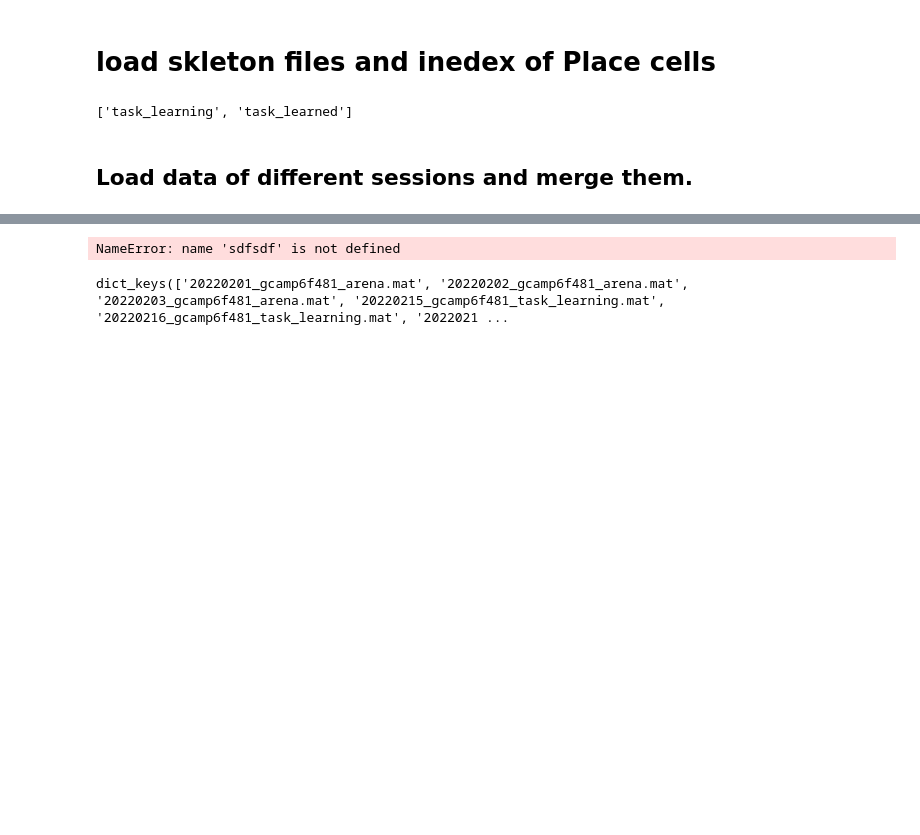
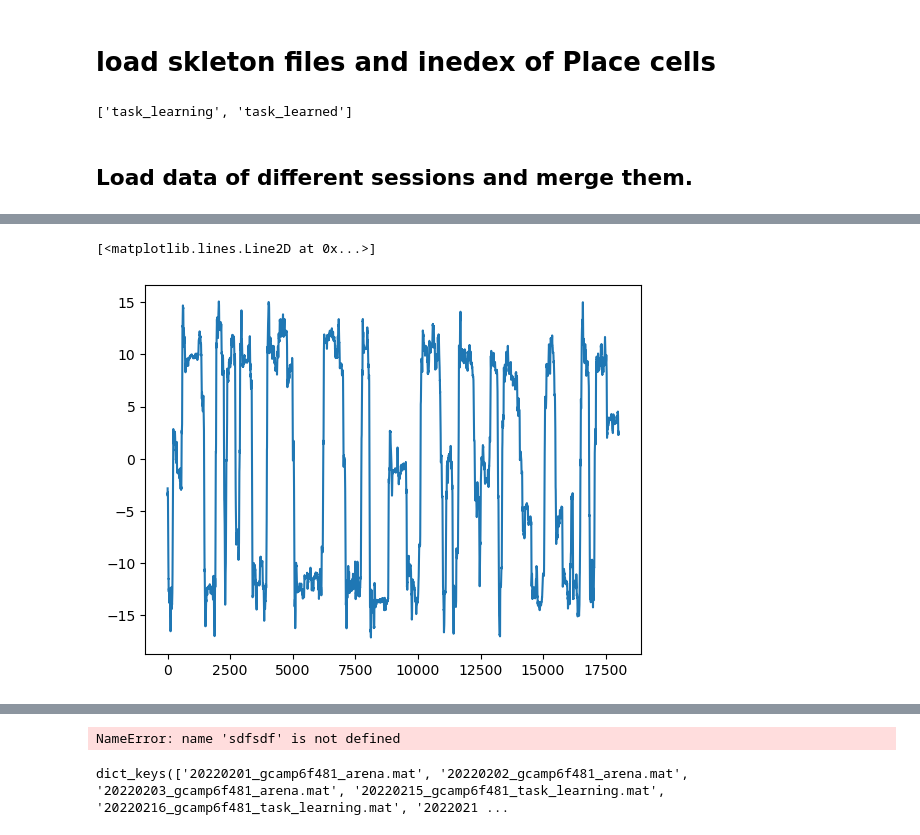
Before and after one commit to HamedShabani/PFC_sequence_analysis, a Jupyter notebook: Read_and_Cluster_sleep_and_arena.ipynb, the cells around one changed output, grey strips where cells are left out. Saved outputs shown, nothing was run; the diff lists cells and outputs as text; code cells hidden in the pictures; blank space fills up the shorter version.

```diff
--- a/Read_and_Cluster_sleep_and_arena.ipynb
+++ b/Read_and_Cluster_sleep_and_arena.ipynb
@@ -63,7 +63,7 @@ burst_len='.5s'
 
 trial_thr=2# minimum number of trials requiered for classfication
 
-dataphase='All'#'Arena'# choose one of the followings: ['All', 'Sleep, 'Arena']
+dataphase='Arena'#'Arena'# choose one of the followings: ['All', 'Sleep, 'Arena']
 
 config = configparser.ConfigParser()
 
@@ -1029,0 +1557,5 @@ session04
+# %%
+plt.plot(tracks[0])
+# %% [output]
+[<matplotlib.lines.Line2D at 0x...>]
+[figure, added]
```
Also changed, not shown: parts of 14 cells of this notebook, 2 other files.
